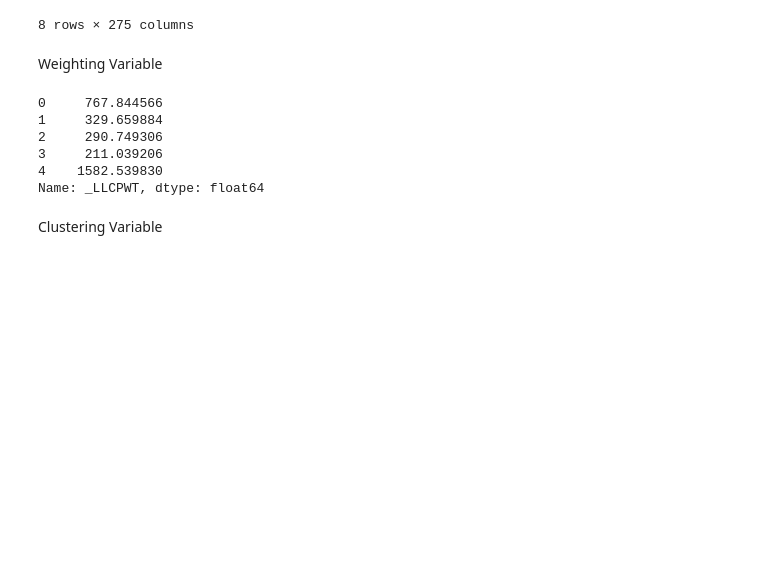
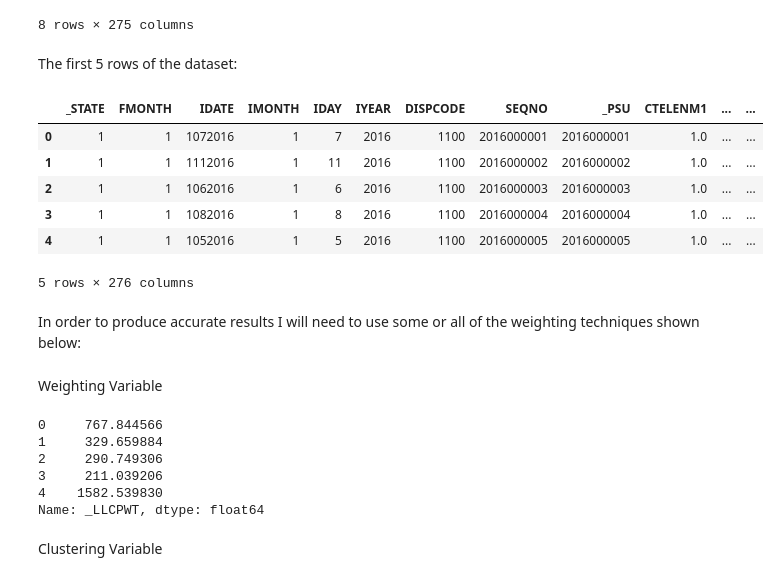
Before and after one commit to pmleffers/BRFSS2016, a Jupyter notebook: BRFSS notebook.ipynb, the cells around one changed output. Saved outputs shown, nothing was run; the diff lists cells and outputs as text; code cells hidden in the pictures; blank space fills up the shorter version.

```diff
--- a/BRFSS notebook.ipynb
+++ b/BRFSS notebook.ipynb
@@ -100,6 +132,20 @@ BRFSS2016.describe()
 | 75% | 40.000000 | 10.000000 | 1.004202e+07 | 10.000000 | 21.000000 | 2016.000000 | 1100.000000 | 2.016009e+09 | 2.016009e+09 | 1.0 | ... | ... |
 | max | 78.000000 | 12.000000 | 1.231202e+07 | 12.000000 | 31.000000 | 2017.000000 | 1200.000000 | 2.016037e+09 | 2.016037e+09 | 1.0 | ... | ... |
 8 rows × 275 columns
+# %% [markdown]
+The first 5 rows of the dataset:
+# %%
+BRFSS2016.head()
+# %% [output]
+|  | _STATE | FMONTH | IDATE | IMONTH | IDAY | IYEAR | DISPCODE | SEQNO | _PSU | CTELENM1 | ... | ... |
+| 0 | 1 | 1 | 1072016 | 1 | 7 | 2016 | 1100 | 2016000001 | 2016000001 | 1.0 | ... | ... |
+| 1 | 1 | 1 | 1112016 | 1 | 11 | 2016 | 1100 | 2016000002 | 2016000002 | 1.0 | ... | ... |
+| 2 | 1 | 1 | 1062016 | 1 | 6 | 2016 | 1100 | 2016000003 | 2016000003 | 1.0 | ... | ... |
+| 3 | 1 | 1 | 1082016 | 1 | 8 | 2016 | 1100 | 2016000004 | 2016000004 | 1.0 | ... | ... |
+| 4 | 1 | 1 | 1052016 | 1 | 5 | 2016 | 1100 | 2016000005 | 2016000005 | 1.0 | ... | ... |
+5 rows × 276 columns
+# %% [markdown]
+In order to produce accurate results I will need to use some or all of the weighting techniques shown below:
 # %% [markdown]
 Weighting Variable
 # %%
```
Also changed, not shown: parts of 20 cells of this notebook.
